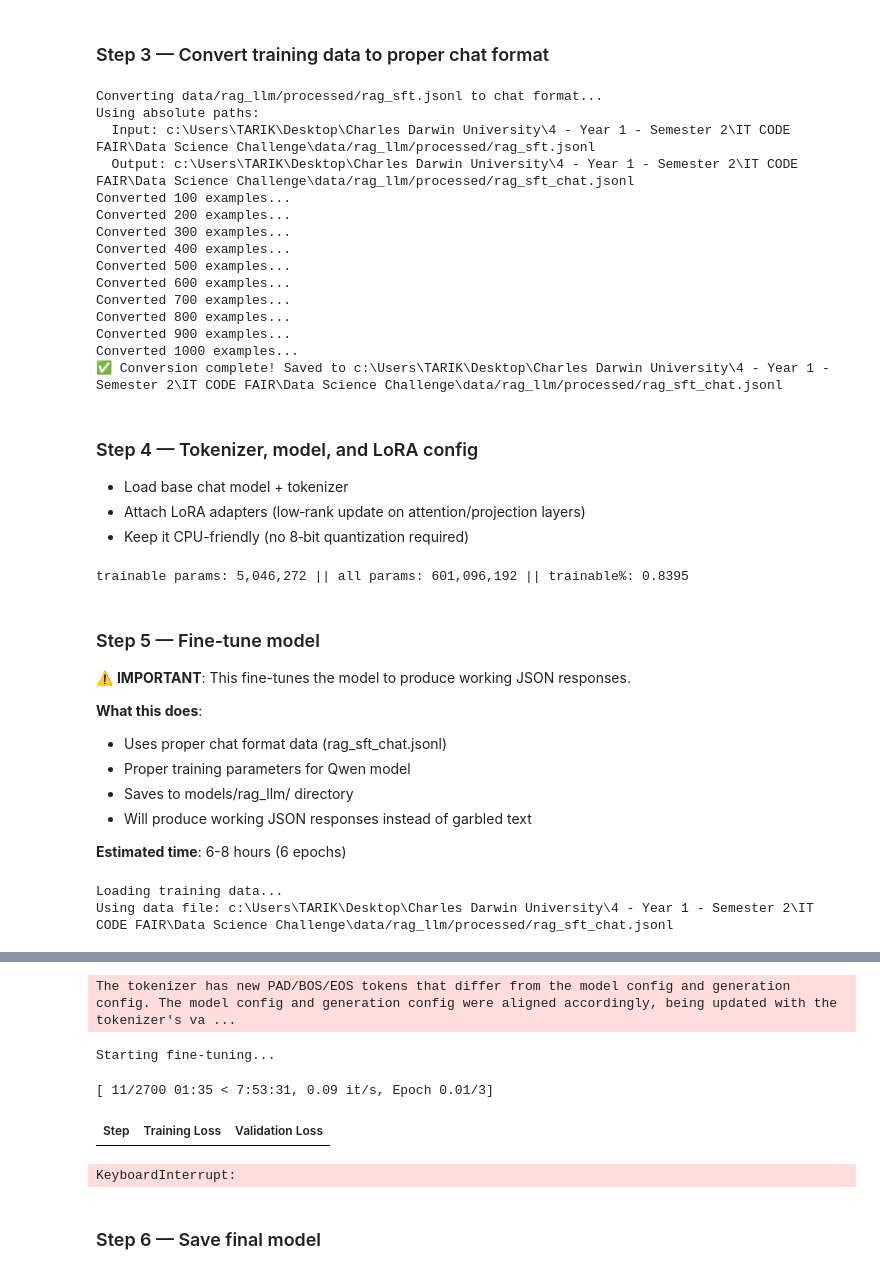
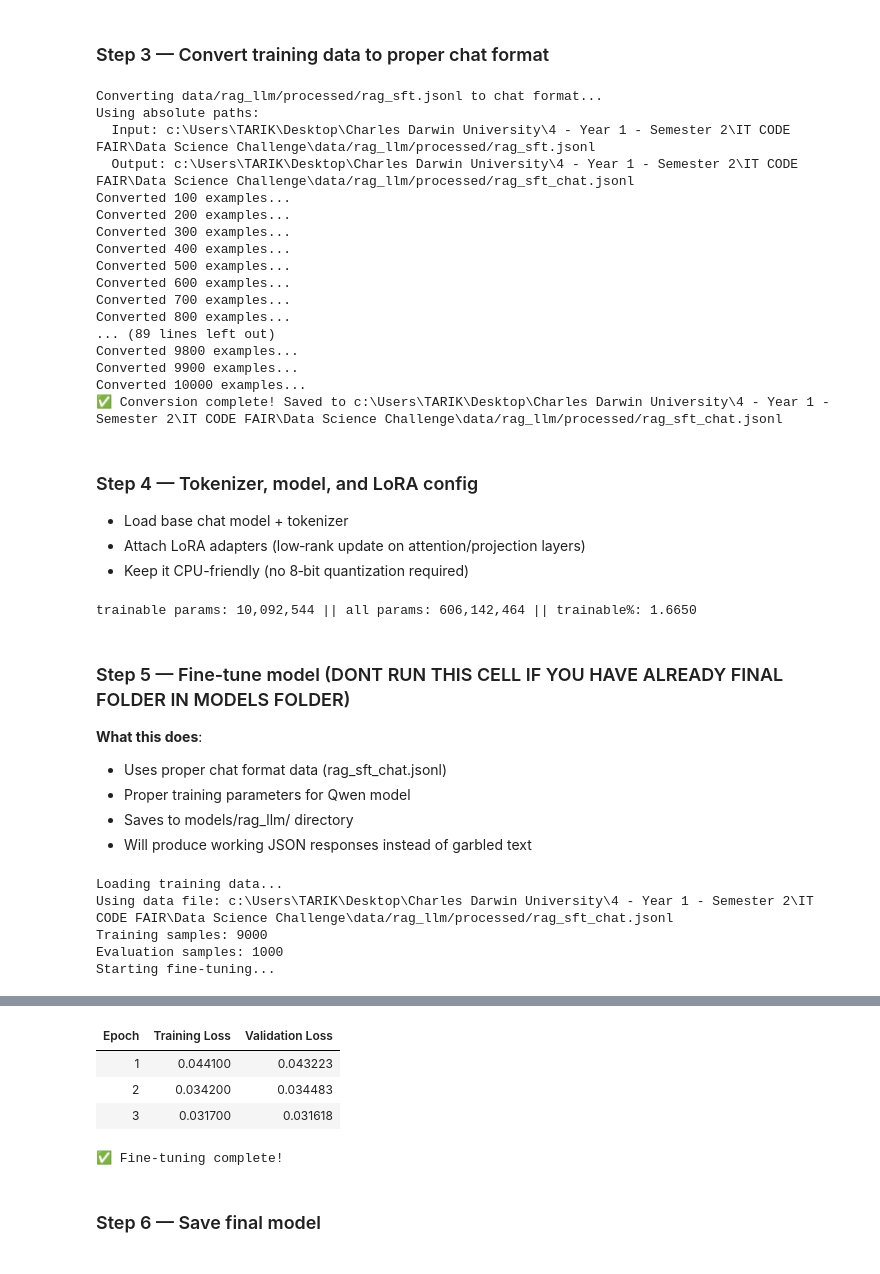
Before and after one commit to Estaed/CDU_IT_CODEFAIR_Data_Science, a Jupyter notebook: notebooks/finetune_rag_llm.ipynb, the cells around one changed output, grey strips where cells are left out. Drawn from its saved outputs; the diff is of its cells as text; code cells hidden in the pictures.

```diff
--- a/notebooks/finetune_rag_llm.ipynb
+++ b/notebooks/finetune_rag_llm.ipynb
@@ -218,7 +217,7 @@ SYSTEM_PROMPT = (
 )
 
 # Target size (adjustable)
-NUM_EXAMPLES_TARGET = 1000
+NUM_EXAMPLES_TARGET = 10000
 RNG_SEED = 42
 random.seed(RNG_SEED)
 
@@ -261,7 +260,7 @@ def build_context(hits: pd.DataFrame, max_chars: int = 1200, max_rows: int = 8)
 from tqdm import tqdm
 
 num_written = 0
-max_rounds = 1000  # hard cap to avoid infinite loop if retrieval becomes empty
+max_rounds = 10000  # hard cap to avoid infinite loop if retrieval becomes empty
 with open(OUT_PATH, 'w', encoding='utf-8') as f:
     pbar = tqdm(total=NUM_EXAMPLES_TARGET, desc='SFT synthesis')
     rounds = 0
@@ -269,7 +268,7 @@ with open(OUT_PATH, 'w', encoding='utf-8') as f:
         # Shuffle intents each round for diversity
         for q in random.sample(USER_QUERIES, len(USER_QUERIES)):
             # Write up to N variants per intent until we hit the target
-            for _ in range(4):
+            for _ in range(8):
                 if num_written >= NUM_EXAMPLES_TARGET:
                     break
                 # Randomize retrieval by adding a small jitter and sampling top-k
@@ -398,8 +397,10 @@ Converted 500 examples...
 Converted 600 examples...
 Converted 700 examples...
 Converted 800 examples...
-Converted 900 examples...
-Converted 1000 examples...
+... (89 lines left out)
+Converted 9800 examples...
+Converted 9900 examples...
+Converted 10000 examples...
 ✅ Conversion complete! Saved to c:\Users\TARIK\Desktop\Charles Darwin University\4 - Year 1 - Semester 2\IT CODE FAIR\Data Science Challenge\data/rag_llm/processed/rag_sft_chat.jsonl
 # %% [markdown]
 ### Step 4 — Tokenizer, model, and LoRA config
@@ -425,7 +426,7 @@ if not selected:
     selected = ["q_proj", "k_proj", "v_proj", "o_proj"]
 
 lora_config = LoraConfig(
-    r=8,
+    r=16,
     lora_alpha=16,
     target_modules=selected,
     lora_dropout=0.05,
@@ -436,19 +437,15 @@ lora_config = LoraConfig(
 model = get_peft_model(base_model, lora_config)
 model.print_trainable_parameters()
 # %% [output]
-trainable params: 5,046,272 || all params: 601,096,192 || trainable%: 0.8395
+trainable params: 10,092,544 || all params: 606,142,464 || trainable%: 1.6650
 # %% [markdown]
-### Step 5 — Fine-tune model
-
-⚠️ **IMPORTANT**: This fine-tunes the model to produce working JSON responses.
+### Step 5 — Fine-tune model (DONT RUN THIS CELL IF YOU HAVE ALREADY FINAL FOLDER IN MODELS FOLDER)
 
 **What this does**:
 - Uses proper chat format data (rag_sft_chat.jsonl)
 - Proper training parameters for Qwen model
 - Saves to models/rag_llm/ directory
 - Will produce working JSON responses instead of garbled text
-
-**Estimated time**: 6-8 hours (6 epochs)
 # %%
 from datasets import load_dataset
 from transformers import TrainingArguments, Trainer
@@ -488,7 +485,17 @@ print(f"Evaluation samples: {len(eval_dataset)}")
 
 # Preprocess: tokenize chat messages into input_ids
 from transformers import default_data_collator
-MAX_LEN = 1024
+MAX_LEN = 512  # was 1024 for speed
+
+# Enable TF32 on supported GPUs and move model to device
+import torch
+try:
+    torch.backends.cuda.matmul.allow_tf32 = True
+    torch.backends.cudnn.allow_tf32 = True
+except Exception:
+    pass
+_device = "cuda" if torch.cuda.is_available() else "cpu"
+model = model.to(_device)
 
 def preprocess(example):
     prompt = tokenizer.apply_chat_template(
@@ -511,21 +518,24 @@ data_collator = default_data_collator
 training_args = TrainingArguments(
     output_dir=str(OUTPUT_DIR),
     num_train_epochs=3,
-    per_device_train_batch_size=1,
-    per_device_eval_batch_size=1,
-    warmup_steps=100,
+    per_device_train_batch_size=2,            # try 2–4 if VRAM allows
+    per_device_eval_batch_size=2,
+    warmup_steps=50,
     learning_rate=1e-4,
-    logging_steps=10,
-    save_steps=50,
-    eval_steps=50,
-    eval_strategy="steps",
-    save_strategy="steps",
+    logging_steps=50,
+    eval_strategy="epoch",
+    save_strategy="epoch",
     load_best_model_at_end=True,
     metric_for_best_model="eval_loss",
     greater_is_better=False,
     report_to="tensorboard",
     logging_dir=str(OUTPUT_DIR / "tb"),
     remove_unused_columns=False,
+    dataloader_num_workers=4,
+    dataloader_pin_memory=True,
+    dataloader_prefetch_factor=2,
+    optim="adamw_torch_fused" if torch.cuda.is_available() else "adamw_torch",
+    tf32=True,
 )
 
 # Create trainer
@@ -551,3 +561,6 @@ print("✅ Fine-tuning complete!")
 # %% [output]
 Loading training data...
 Using data file: c:\Users\TARIK\Desktop\Charles Darwin University\4 - Year 1 - Semester 2\IT CODE FAIR\Data Science Challenge\data/rag_llm/processed/rag_sft_chat.jsonl
+Training samples: 9000
+Evaluation samples: 1000
+Starting fine-tuning...
@@ -556,8 +568,8 @@ Evaluation samples: 100
+| Epoch | Training Loss | Validation Loss |
+| 1 | 0.044100 | 0.043223 |
+| 2 | 0.034200 | 0.034483 |
+| 3 | 0.031700 | 0.031618 |
-The tokenizer has new PAD/BOS/EOS tokens that differ from the model config and generation config. The model config and generation config were aligned accordingly, being updated with the tokenizer's va ...
+✅ Fine-tuning complete!
-Starting fine-tuning...
-[ 11/2700 01:35 < 7:53:31, 0.09 it/s, Epoch 0.01/3]
-| Step | Training Loss | Validation Loss |
-KeyboardInterrupt:
 # %% [markdown]
 ### Step 6 — Save final model
 # %%
```
Also changed, not shown: parts of 13 cells of this notebook, 23 other files.
